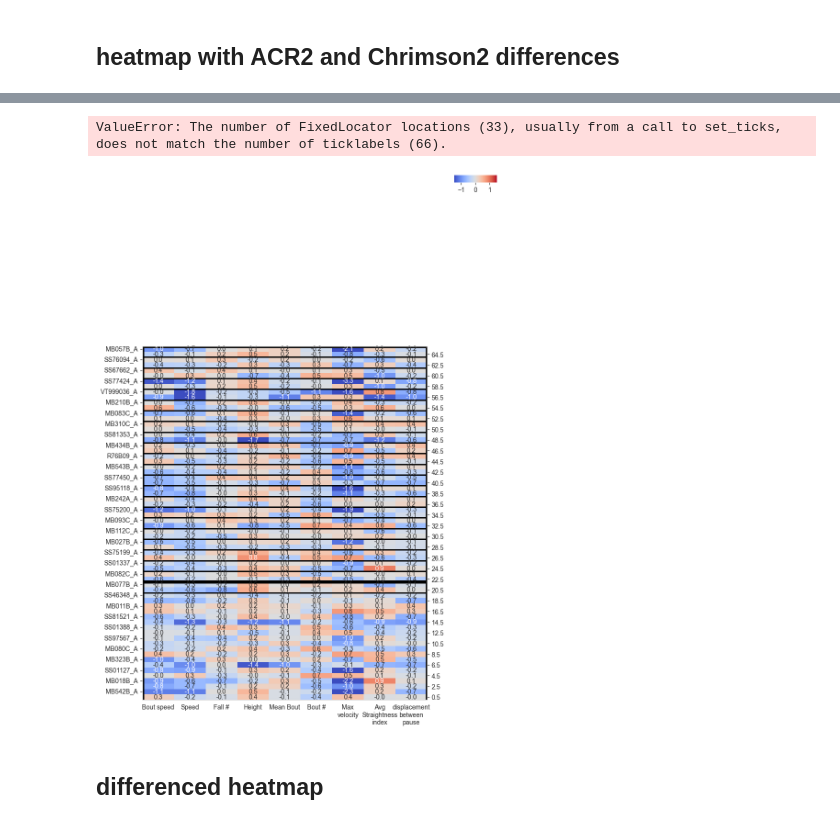
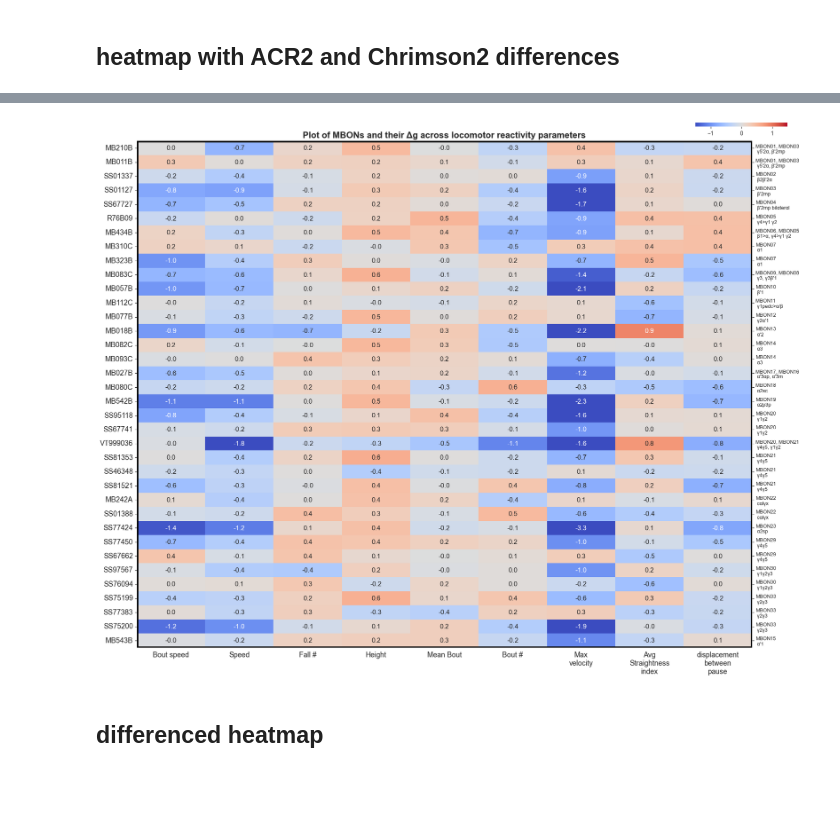
Before and after one commit to lnicole08/deltaG_screen, a Jupyter notebook: Heatmappotofu_1.ipynb, the cells around one changed output, grey strips where cells are left out. Drawn from its saved outputs; the diff is of its cells as text; code cells hidden in the pictures; blank space fills up the shorter version.

```diff
--- a/Heatmappotofu_1.ipynb
+++ b/Heatmappotofu_1.ipynb
@@ -504,8 +507,8 @@ matchingset = list(set(dfreg_ACR['MBON']) & set(dfreg_Cr2['MBON']))
 dfreg_a = matchingdfs(dfreg_ACR, matchingset)
 dfreg_c = matchingdfs(dfreg_Cr2, matchingset)
 
-dfreg_a['responder'] = dfreg_a['MBON']+"_A"
-dfreg_c['responder'] = dfreg_c['MBON']+"_C"
+dfreg_a['responder'] = dfreg_a['MBON']+"_ACR"
+dfreg_c['responder'] = dfreg_c['MBON']+"_CsChrimson"
 
 # dfreg_a['responder'] = dfreg_a['MBON']+"_TubTshCr"
 # dfreg_c['responder'] = dfreg_c['MBON']+"_TshCr"
@@ -513,3 +516,18 @@ dfreg_c['responder'] = dfreg_c['MBON']+"_C"
 dfreg_resp = pd.concat([dfreg_a, dfreg_c])
 
 dfreg_resp = dfreg_resp.sort_values(by = "responder", ascending=True).reset_index(drop=True)
+# %%
+dfreg_Tubtsh = generating_heatmapdf(" Tub_Tsh_Chrimson2").sort_values('MBON').reset_index(drop=True)
+dfreg_Tubtsh['responder'] = dfreg_Tubtsh['MBON']+"_TubTshChrimson"
+
+dfreg_tsh = generating_heatmapdf(" Tsh_Chrimson2").sort_values('MBON').reset_index(drop=True)
+dfreg_tsh['responder'] = dfreg_tsh['MBON']+"_TshChrimson"
+
+dfreg_Cr2 = generating_heatmapdf(" Chrimson2").sort_values('MBON').reset_index(drop=True)
+dfreg_Cr2['responder'] = dfreg_Cr2['MBON']+"_CsChrimson"
+
+dfreg_resp = pd.concat([dfreg_Tubtsh, dfreg_tsh, dfreg_Cr2])
+
+dfreg_resp = dfreg_resp.sort_values(by = "responder", ascending=True).reset_index(drop=True)
+
+dfreg_resp
@@ -604,15 +651,17 @@ fig1.tight_layout()
 # %%
-#mini list
+#mini list of only SPECIFIC responder
+
+dfreg_specificresponder = dfreg_a.sort_values(by = "responder", ascending=True).reset_index(drop=True)
 
 lstofmbonsiwant = MBONList
 df_specificmbon = pd.DataFrame()
 for n in lstofmbonsiwant:
-    df_specificmbon = pd.concat([df_specificmbon, dfreg_resp[dfreg_resp['MBON'] == n]])
+    df_specificmbon = pd.concat([df_specificmbon, dfreg_specificresponder[dfreg_specificresponder['MBON'] == n]])
 
 df_specificmbon = df_specificmbon.reset_index(drop=True)
-df60 = df_specificmbon.set_index(['responder'])
-df60 = df60.drop(['MBON'], axis =1)
-fig1, ax3 = plt.subplots(figsize=(8, 10))
+df60 = df_specificmbon.set_index(['MBON'])
+df60 = df60.drop(['responder'], axis =1)
+fig1, ax4 = plt.subplots(figsize=(18, 14))
 
 #adding extra axes label
 lobloclst = []
@@ -624,68 +673,79 @@ for n in df_specificmbon['MBON']:
 df600['Lobe'] = lobloclst
 df600['Name'] = mbonloclst
 
+df600 = df600.sort_values(by = "Name", ascending=True).reset_index(drop=True)
+df60extra = df600.iloc[:,0:10].set_index('MBON')
+
 newdf600 = pd.DataFrame()
-naming = df600['Name'].iloc[::2].to_frame().rename(columns = {"Name": ""})
-lobing = df600['Lobe'].iloc[1::2].to_frame().rename(columns = {"Lobe": ""})
-newdf600['Merge'] = pd.concat([naming,  lobing]).sort_index()
+naming = df600['Name'].to_frame().rename(columns = {"Name": ""})
+lobing = df600['Lobe'].to_frame().rename(columns = {"Lobe": ""})
+newlabel =(naming.values + "\n " + lobing.values).tolist()
+newdf600['Merge'] = newlabel
 
 #colorbar
-cax = inset_axes(ax3,
+cax = inset_axes(ax4,
                  width="15%",  # width: 40% of parent_bbox width
-                 height="2%",  # height: 10% of parent_bbox height
+                 height="0.8%",  # height: 10% of parent_bbox height
                  loc='lower right',
-                 bbox_to_anchor=(0.2, 1.5, 1, 1),
-                 bbox_transform=ax3.transAxes,
+                 bbox_to_anchor=(0.04, 1.05, 1, 1),
+                 bbox_transform=ax4.transAxes,
                  borderpad=-2,
                  )
 
 sns.set_style("whitegrid", {'axes.grid' : False})
-j7 = sns.heatmap(df60, ax = ax3, annot=True, fmt=".1f", vmin = -1.5, vmax = 1.5, cmap='coolwarm', linewidths=0.0, edgecolor = "none"
-                 , clip_on=False, cbar_ax=cax, cbar_kws = dict(orientation = "horizontal")) #use_gridspec=False,location="bottom", shrink = 0.25, pad=0.01 #cbar_kws = dict(orientation = "vertical")
+
+j7 = sns.heatmap(df60extra, ax = ax4, annot=True, fmt=".1f", vmin = -1.5, vmax = 1.5, cmap='coolwarm', linewidths=0.0, edgecolor = "none"
+                 , clip_on=False, cbar_ax=cax, cbar_kws = dict(orientation = "horizontal"), annot_kws={"size": 12}) #use_gridspec=False,location="bottom", shrink = 0.25, pad=0.01 #cbar_kws = dict(orientation = "vertical")
 j7.set_ylabel('')
-j7.set_yticklabels(j7.get_yticklabels(), va='center', rotation = 0, fontsize = 10)
-j7.set_xticklabels(j7.get_xticklabels(), rotation = 0, fontsize = 10)
+j7.set_yticklabels(j7.get_yticklabels(), va='center', rotation = 0, fontsize = 13)
+j7.set_xticklabels(j7.get_xticklabels(), rotation = 0, fontsize = 13)
 
 wrap_labels(j7, 10)
 
-from matplotlib.patches import Rectangle
+# from matplotlib.patches import Rectangle
 
-for i in list(range(0,46,2)):
-    ax3.add_patch(Rectangle((0, i), 9, 2, fill=False, edgecolor='black', lw=2))
+# for i in list(range(0,46,2)):
+#     ax4.add_patch(Rectangle((0, i), 9, 2, fill=False, edgecolor='black', lw=2))
 
 # Drawing the frame
 j7.axhline(y = 0, color = 'k',
             linewidth = 5)
 
-j7.axhline(y = 44, color = 'k',
+j7.axhline(y = 36, color = 'k',
             linewidth = 5)
 
 j7.axvline(x = 0, color = 'k',
             linewidth = 5)
 
 j7.axvline(x = 9, color = 'k',
             linewidth = 5)
 
 #secondary axes
 j8 = j7.twinx()
 j8.set_ylim([0,j7.get_ylim()[0]])
 j8.set_yticks(j7.get_yticks())
 
-j8.set_yticklabels(newdf600['Merge'].iloc[::-1], fontsize=10)
+
+#y labels for mbon lobes and naming
+labellinglist = newdf600['Merge'].iloc[::-1]
+labelledlist = []
+for n in labellinglist:
+    labelledlist.extend(n)
+    #inserts blank space after every list name
+j8.set_yticklabels(labelledlist, fontsize=9)
 j8.spines['top'].set_visible(False)
 j8.spines['right'].set_visible(False)
 j8.spines['bottom'].set_visible(False)
 j8.spines['left'].set_visible(False)
 
 
-#j7.set_title('Plot of MBONs and their Δg across locomotor reactivity parameters', x=0.5, weight='bold', fontsize =13 )
+j7.set_title('Plot of MBONs and their Δg across locomotor reactivity parameters', x=0.5, weight='bold', fontsize =16)
 
 fig1.tight_layout()
 
 #plt.savefig(openPath + "images\\" + date + "_" + responder + "_deltagheatmapwithlobelocations_forfirst10s.png", dpi = 1200)
 # %% [output]
-ValueError: The number of FixedLocator locations (33), usually from a call to set_ticks, does not match the number of ticklabels (66).
-[figure, old version]
+[figure, new version]
 # %% [markdown]
 ## differenced heatmap
 # %%
```
Also changed, not shown: parts of 6 cells of this notebook, 2 other files.
